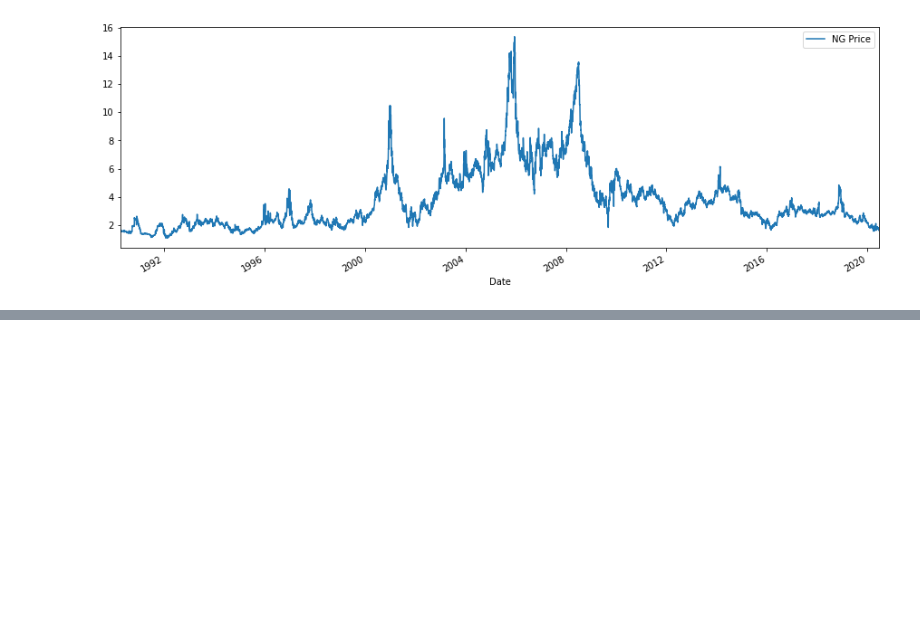
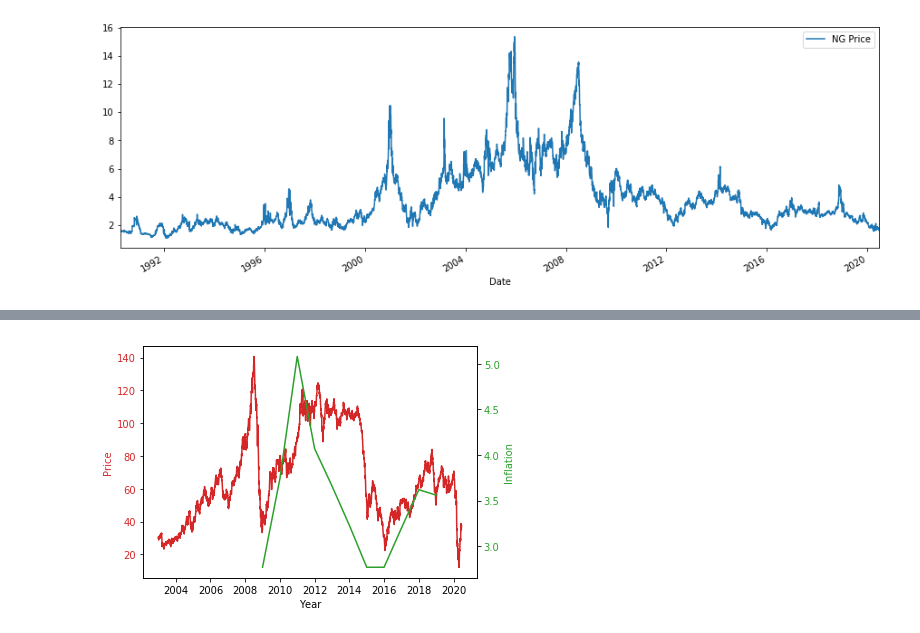
Before and after one commit to KalenAsberry12/project_one, a Jupyter notebook: Data_Jonathan.ipynb, the cells around one changed output, grey strips where cells are left out. Drawn from its saved outputs; the diff is of its cells as text; code cells hidden in the pictures; blank space fills up the shorter version.

```diff
--- a/Data_Jonathan.ipynb
+++ b/Data_Jonathan.ipynb
@@ -369,0 +414,24 @@ ng_df4.plot(figsize=(15,5))
+# %%
+# Compare the price of crude oil to inflation
+# Overlay 2 plots with different y-axis onto the same plot sharing x-axis
+# Data to plot are: Crude Oil Price (co_df3) and World Inflation (inf_df2)
+
+fig, ax1 = plt.subplots()
+
+color = 'tab:red'
+ax1.set_xlabel('Year')
+ax1.set_ylabel('Price', color=color)
+ax1.plot(co_df3, color=color)
+ax1.tick_params(axis='y', labelcolor=color)
+
+ax2 = ax1.twinx()  # instantiate a second axes that shares the same x-axis
+
+color = 'tab:green'
+ax2.set_ylabel('Inflation', color=color)  # we already handled the x-label with ax1
+ax2.plot(inf_df2, color=color)
+ax2.tick_params(axis='y', labelcolor=color)
+
+fig.tight_layout()  # otherwise the right y-label is slightly clipped
+plt.show()
+# %% [output]
+[figure, added]
```
Also changed, not shown: parts of 5 cells of this notebook, 1 other file.
